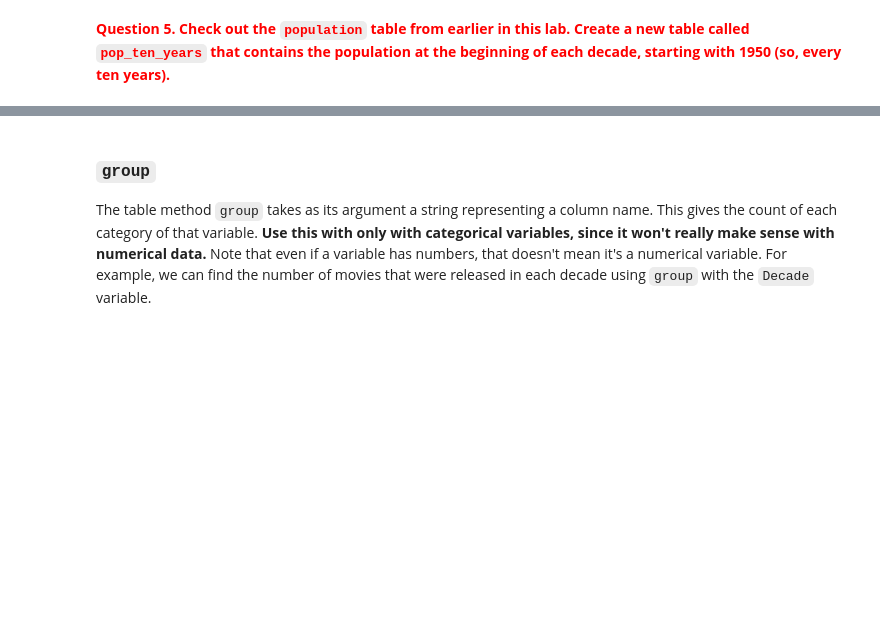
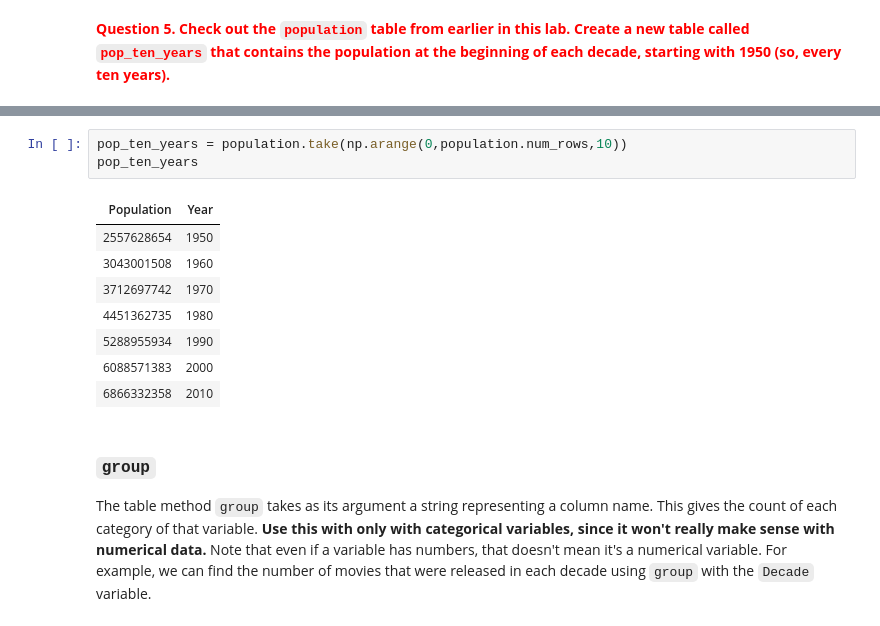
Before and after one commit to kimbrianj/bsos233-sp20, a Jupyter notebook: labs/lab2/lab2.ipynb, the cells around one changed output, grey strips where cells are left out. Cells and saved outputs as stored; diff of their text form; blank space fills up the shorter version.

```diff
--- a/labs/lab2/lab2.ipynb
+++ b/labs/lab2/lab2.ipynb
@@ -208,3 +419,15 @@ imdb.take(np.arange(0, 5, 1))
+# %%
+pop_ten_years = population.take(np.arange(0,population.num_rows,10))
+pop_ten_years
+# %% [output]
+| Population | Year |
+| 2557628654 | 1950 |
+| 3043001508 | 1960 |
+| 3712697742 | 1970 |
+| 4451362735 | 1980 |
+| 5288955934 | 1990 |
+| 6088571383 | 2000 |
+| 6866332358 | 2010 |
 # %% [markdown]
 ### `group`
 The table method `group` takes as its argument a string representing a column name. This gives the count of each category of that variable. **Use this with only with categorical variables, since it won't really make sense with numerical data.** Note that even if a variable has numbers, that doesn't mean it's a numerical variable. For example, we can find the number of movies that were released in each decade using `group` with the `Decade` variable.
```
Also changed, not shown: parts of 46 cells of this notebook.
